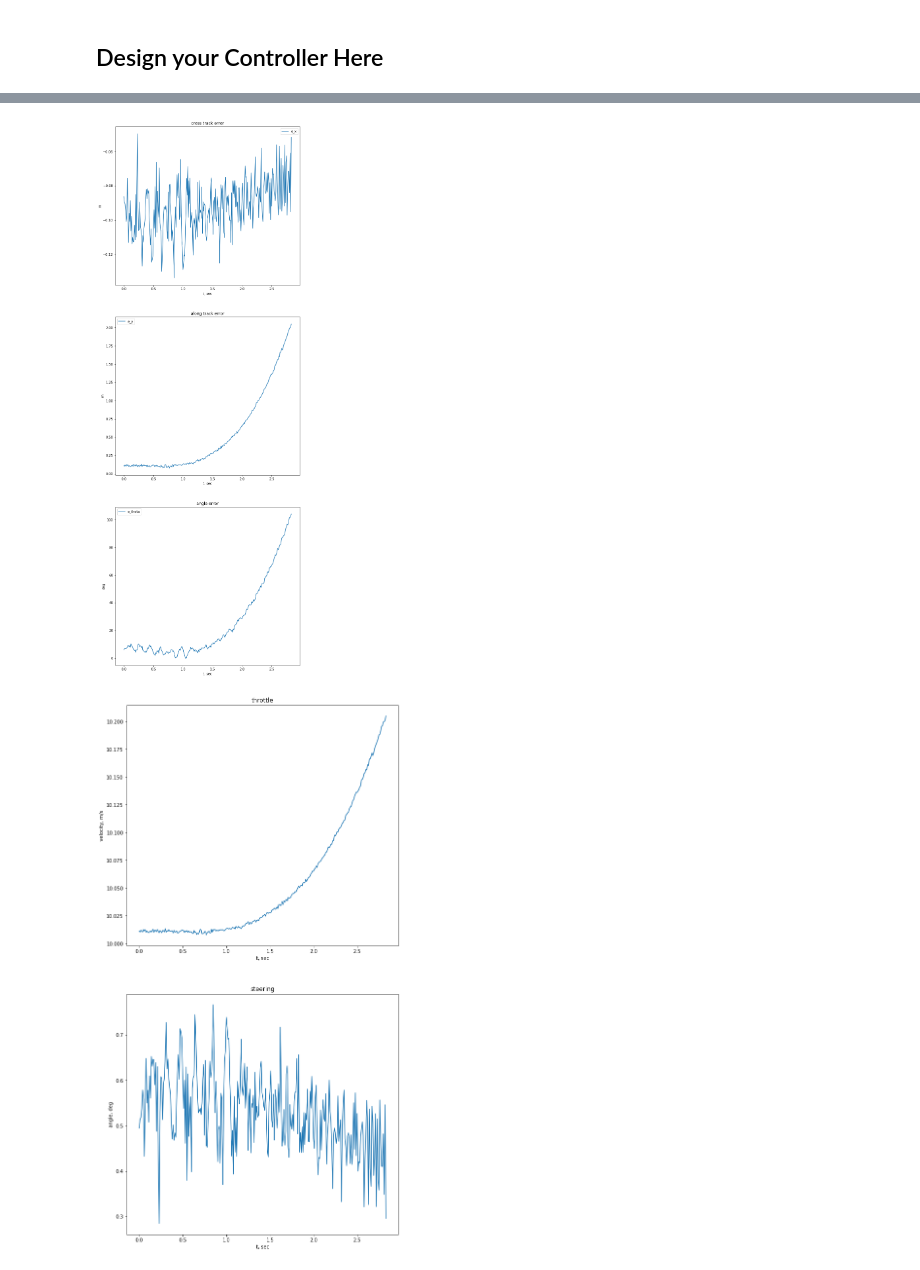
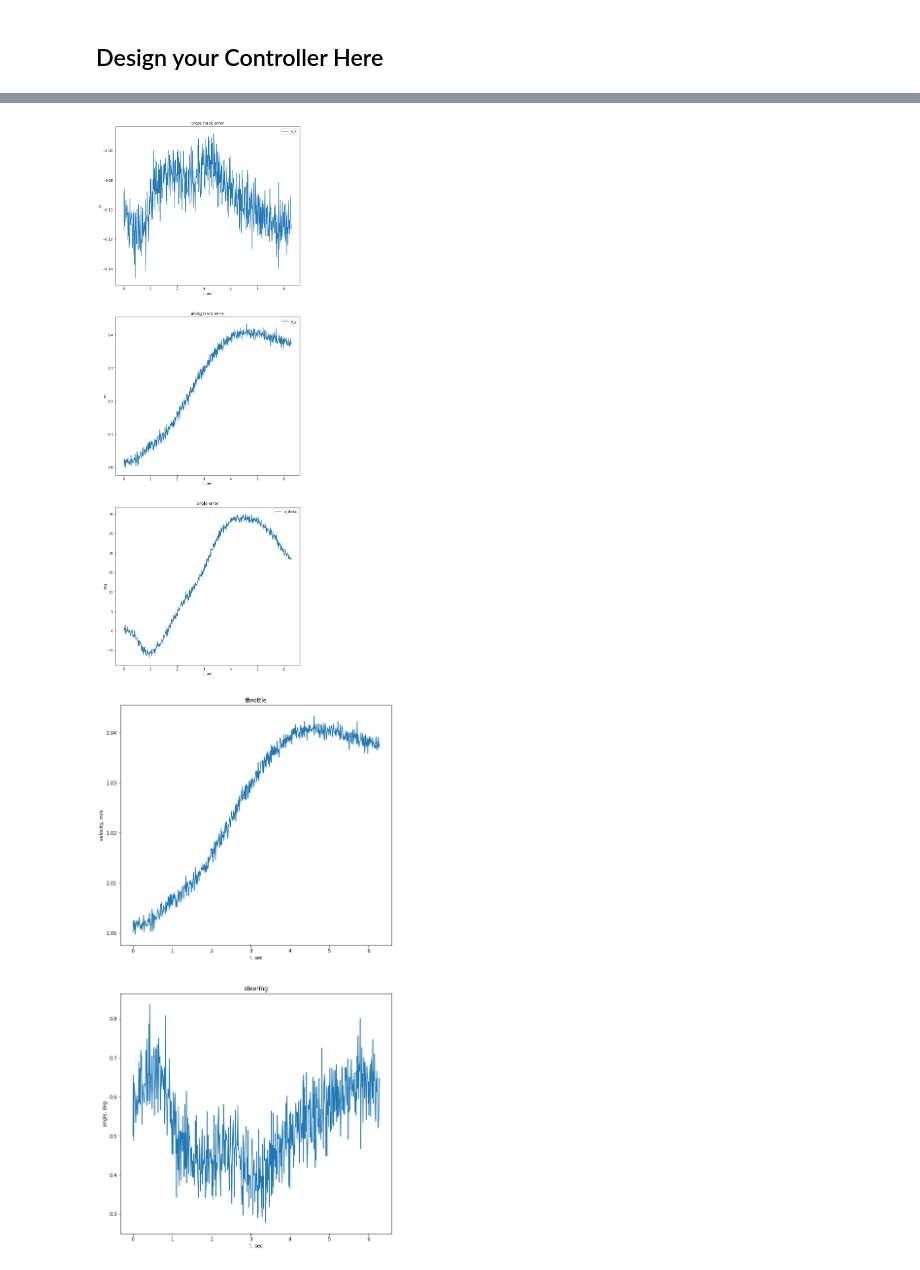
Before and after one commit to jgoppert/aae364_notebook, a Jupyter notebook: GrandPrix.ipynb, the cells around one changed output, grey strips where cells are left out. Saved outputs shown, nothing was run; the diff lists cells and outputs as text; code cells hidden in the pictures.

```diff
--- a/GrandPrix.ipynb
+++ b/GrandPrix.ipynb
@@ -446,7 +446,7 @@ class Controller:
     self.ex_steering = DiscreteStateSpace(H2, dt)
 
     # how fast do you want the reference signal to go
-    self.desired_speed = 10
+    self.desired_speed = 1
 
   def update(self, error):
     """
@@ -493,2 +477,2 @@ CRASH at time     2.8400 seconds
-[figure, old version]
+[figure, new version]
-[figure, old version]
+[figure, new version]
```
Also changed, not shown: parts of 1 cell of this notebook.
